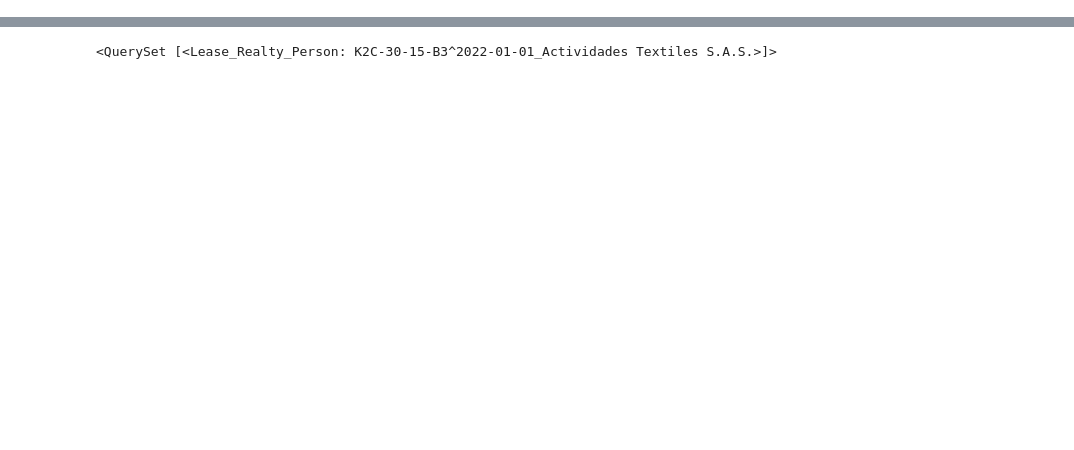
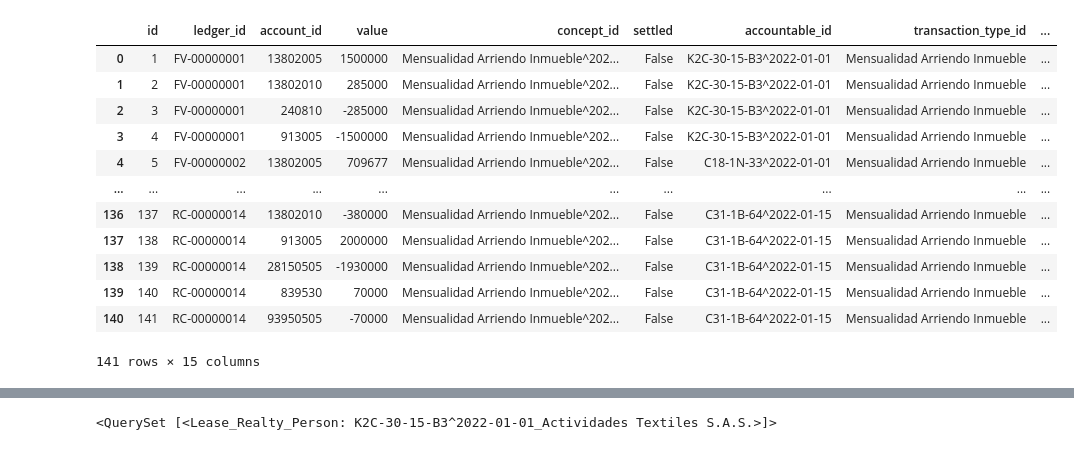
Before and after one commit to lcorkidi/adin_2022, a Jupyter notebook: scripts/Test.ipynb, the cells around one changed output, grey strips where cells are left out. Drawn from its saved outputs; the diff is of its cells as text; code cells hidden in the pictures; blank space fills up the shorter version.

```diff
--- a/scripts/Test.ipynb
+++ b/scripts/Test.ipynb
@@ -24,0 +32,4 @@ df
+# %%
+
+concepts = pd.DataFrame(Charge_Concept.objects.all().values()).drop(['state_change_user_id', 'state_change_date', 'state'], axis=1)
+concepts
@@ -24,0 +73,17 @@ df
+# %%
+register = charges.join(concepts.set_index('code'), on='concept_id').join(ledgers.set_index('code'), on='ledger_id', lsuffix='_concept')
+register
+# %% [output]
+|  | id | ledger_id | account_id | value | concept_id | settled | accountable_id | transaction_type_id | ... |
+| 0 | 1 | FV-00000001 | 13802005 | 1500000 | Mensualidad Arriendo Inmueble^202... | False | K2C-30-15-B3^2022-01-01 | Mensualidad Arriendo Inmueble | ... |
+| 1 | 2 | FV-00000001 | 13802010 | 285000 | Mensualidad Arriendo Inmueble^202... | False | K2C-30-15-B3^2022-01-01 | Mensualidad Arriendo Inmueble | ... |
+| 2 | 3 | FV-00000001 | 240810 | -285000 | Mensualidad Arriendo Inmueble^202... | False | K2C-30-15-B3^2022-01-01 | Mensualidad Arriendo Inmueble | ... |
+| 3 | 4 | FV-00000001 | 913005 | -1500000 | Mensualidad Arriendo Inmueble^202... | False | K2C-30-15-B3^2022-01-01 | Mensualidad Arriendo Inmueble | ... |
+| 4 | 5 | FV-00000002 | 13802005 | 709677 | Mensualidad Arriendo Inmueble^202... | False | C18-1N-33^2022-01-01 | Mensualidad Arriendo Inmueble | ... |
+| ... | ... | ... | ... | ... | ... | ... | ... | ... | ... |
+| 136 | 137 | RC-00000014 | 13802010 | -380000 | Mensualidad Arriendo Inmueble^202... | False | C31-1B-64^2022-01-15 | Mensualidad Arriendo Inmueble | ... |
+| 137 | 138 | RC-00000014 | 913005 | 2000000 | Mensualidad Arriendo Inmueble^202... | False | C31-1B-64^2022-01-15 | Mensualidad Arriendo Inmueble | ... |
+| 138 | 139 | RC-00000014 | 28150505 | -1930000 | Mensualidad Arriendo Inmueble^202... | False | C31-1B-64^2022-01-15 | Mensualidad Arriendo Inmueble | ... |
+| 139 | 140 | RC-00000014 | 839530 | 70000 | Mensualidad Arriendo Inmueble^202... | False | C31-1B-64^2022-01-15 | Mensualidad Arriendo Inmueble | ... |
+| 140 | 141 | RC-00000014 | 93950505 | -70000 | Mensualidad Arriendo Inmueble^202... | False | C31-1B-64^2022-01-15 | Mensualidad Arriendo Inmueble | ... |
+141 rows × 15 columns
```
Also changed, not shown: parts of 7 cells of this notebook, 8 other files.
